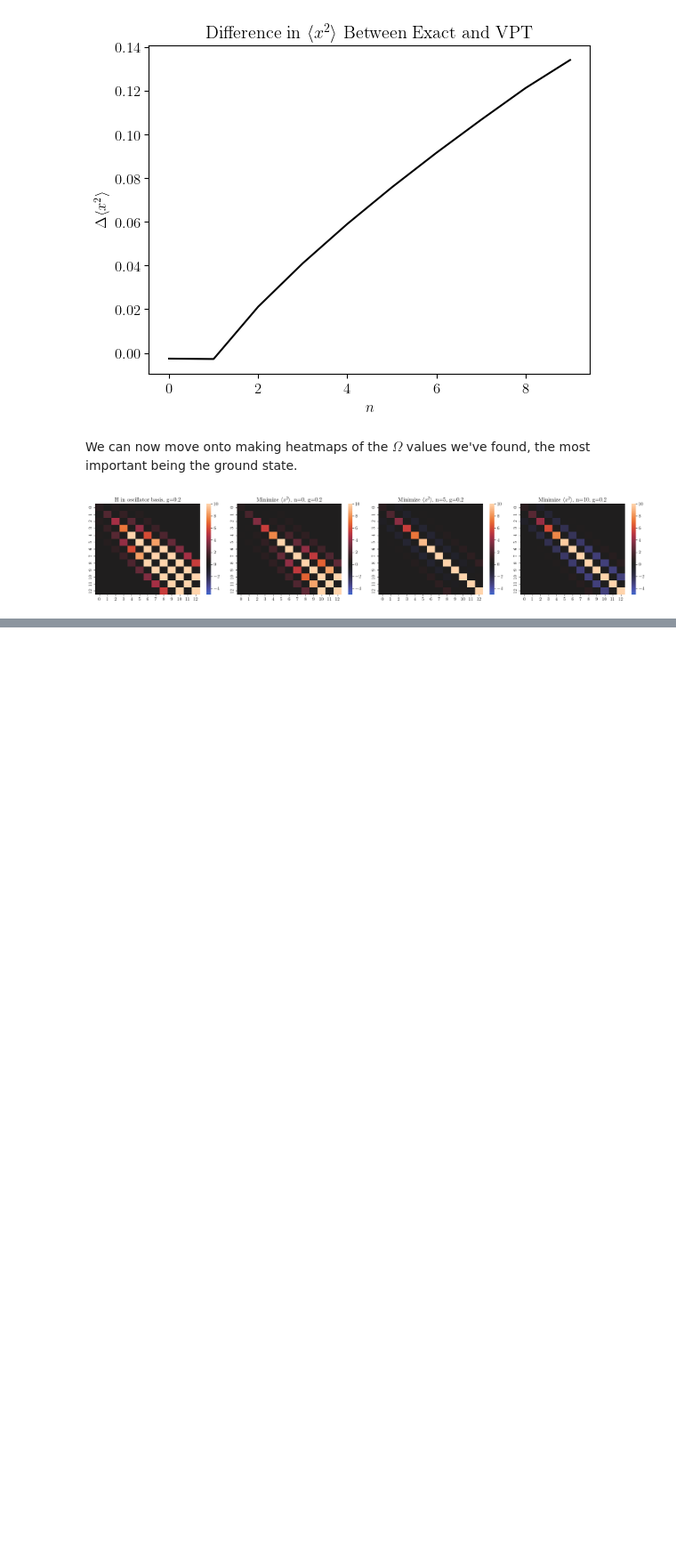
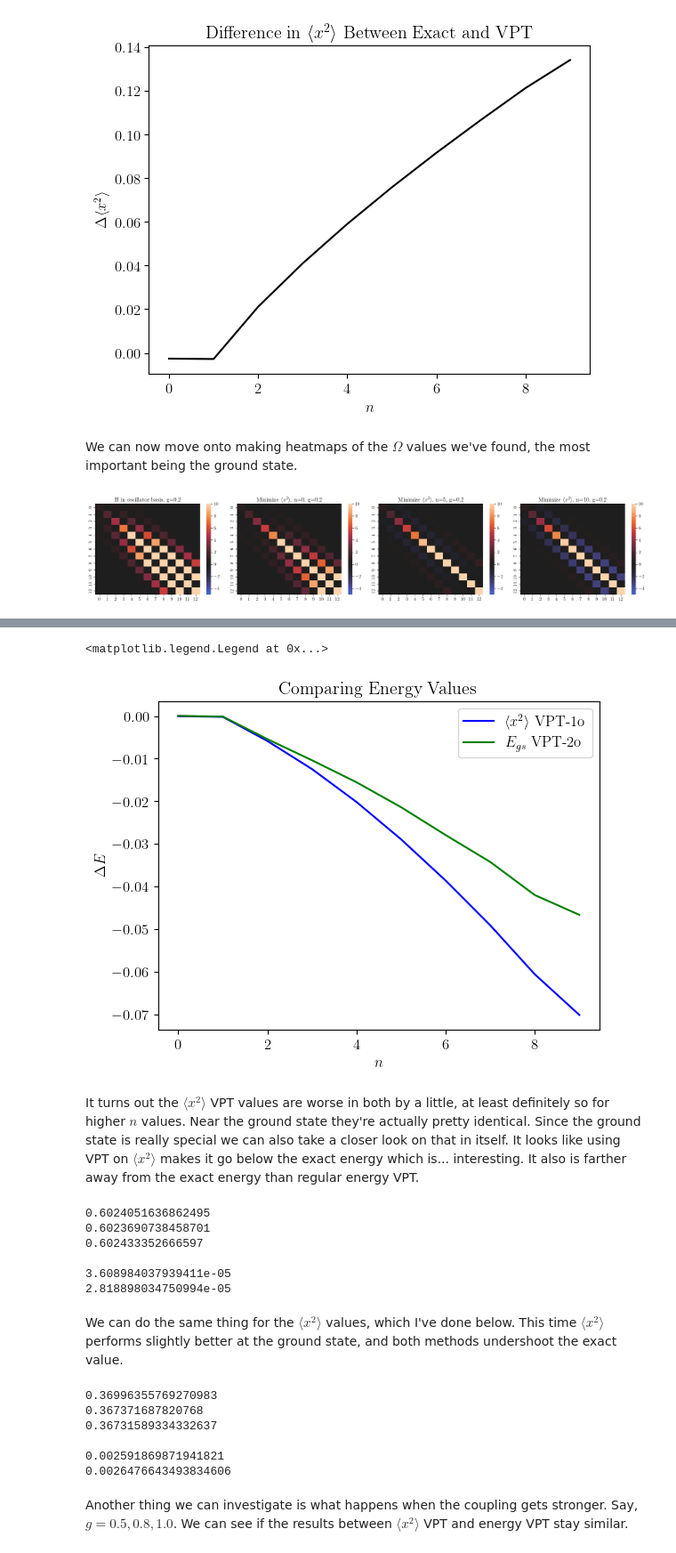
Before and after one commit to ihatebananas/Summer_Research, a Jupyter notebook: higher_energy_vpt.ipynb, the cells around one changed output, grey strips where cells are left out. Shown at 89% size. Saved outputs shown, nothing was run; the diff lists cells and outputs as text; code cells hidden in the pictures; blank space fills up the shorter version.

Commit message:
added comparisons between different VPT calculations

```diff
--- a/higher_energy_vpt.ipynb
+++ b/higher_energy_vpt.ipynb
@@ -456,0 +488,54 @@ plt.show()
+# %%
+fig = plt.figure()
+ax = fig.add_subplot(1, 1, 1)
+
+xaxis = [i for i in range(length)]
+
+ax.plot(xaxis, energy_x2vpt1o - exact_e, color='blue', label='$\\langle x^2 \\rangle$ VPT-1o')
+ax.plot(xaxis, energy_evpt2o - exact_e, color='green', label='$E_{gs}$ VPT-2o')
+
+ax.set_xlabel('$n$')
+ax.set_ylabel('$\\Delta E$')
+ax.set_title('Comparing Energy Values')
+ax.legend()
+# %% [output]
+<matplotlib.legend.Legend at 0x...>
+[figure, added]
+# %% [markdown]
+It turns out the $\langle x^2 \rangle$ VPT values are worse in both by a little, at least definitely so for higher $n$ values. Near the ground state they're actually pretty identical. Since the ground state is really special we can also take a closer look on that in itself. It looks like using VPT on $\langle x^2 \rangle$ makes it go below the exact energy which is... interesting. It also is farther away from the exact energy than regular energy VPT.
+# %%
+print(exact_e[0])
+print(energy_x2vpt1o[0])
+print(energy_evpt2o[0])
+
+print()
+
+print(np.abs(energy_x2vpt1o[0] - exact_e[0]))
+print(np.abs(energy_evpt2o[0] - exact_e[0]))
+# %% [output]
+0.6024051636862495
+0.6023690738458701
+0.602433352666597
+
+3.608984037939411e-05
+2.818898034750994e-05
+# %% [markdown]
+We can do the same thing for the $\langle x^2 \rangle$ values, which I've done below. This time $\langle x^2 \rangle$ performs slightly better at the ground state, and both methods undershoot the exact value.
+# %%
+print(x_sq_exact[0])
+print(x_sq_x2vpt1o[0])
+print(x_sq_evpt2o[0])
+
+print()
+
+print(np.abs(x_sq_x2vpt1o[0] - x_sq_exact[0]))
+print(np.abs(x_sq_evpt2o[0] - x_sq_exact[0]))
+# %% [output]
+0.36996355769270983
+0.367371687820768
+0.36731589334332637
+
+0.002591869871941821
+0.0026476643493834606
+# %% [markdown]
+Another thing we can investigate is what happens when the coupling gets stronger. Say, $g=0.5, 0.8, 1.0$. We can see if the results between $\langle x^2 \rangle$ VPT and energy VPT stay similar.
```
Also changed, not shown: parts of 17 cells of this notebook.
